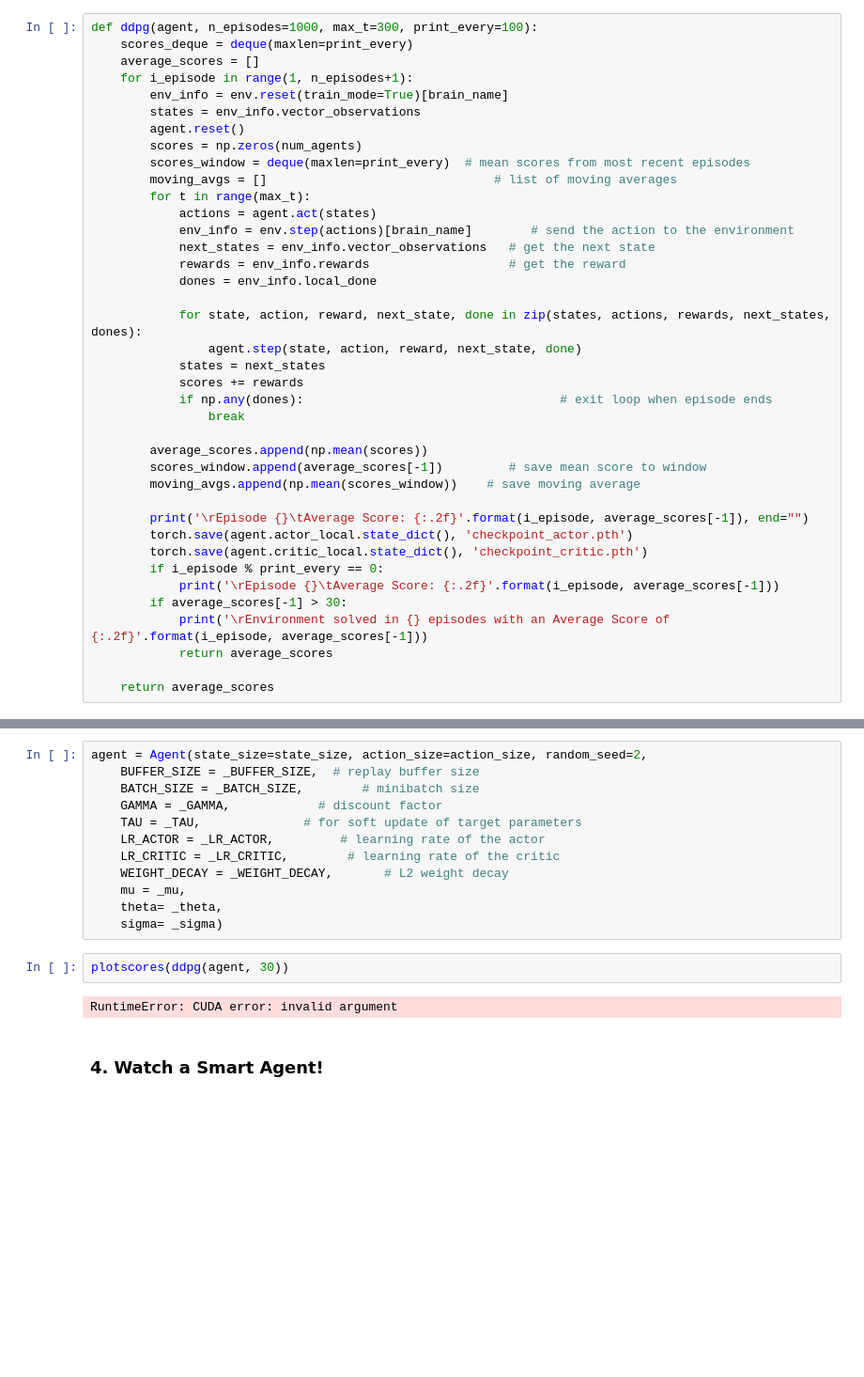
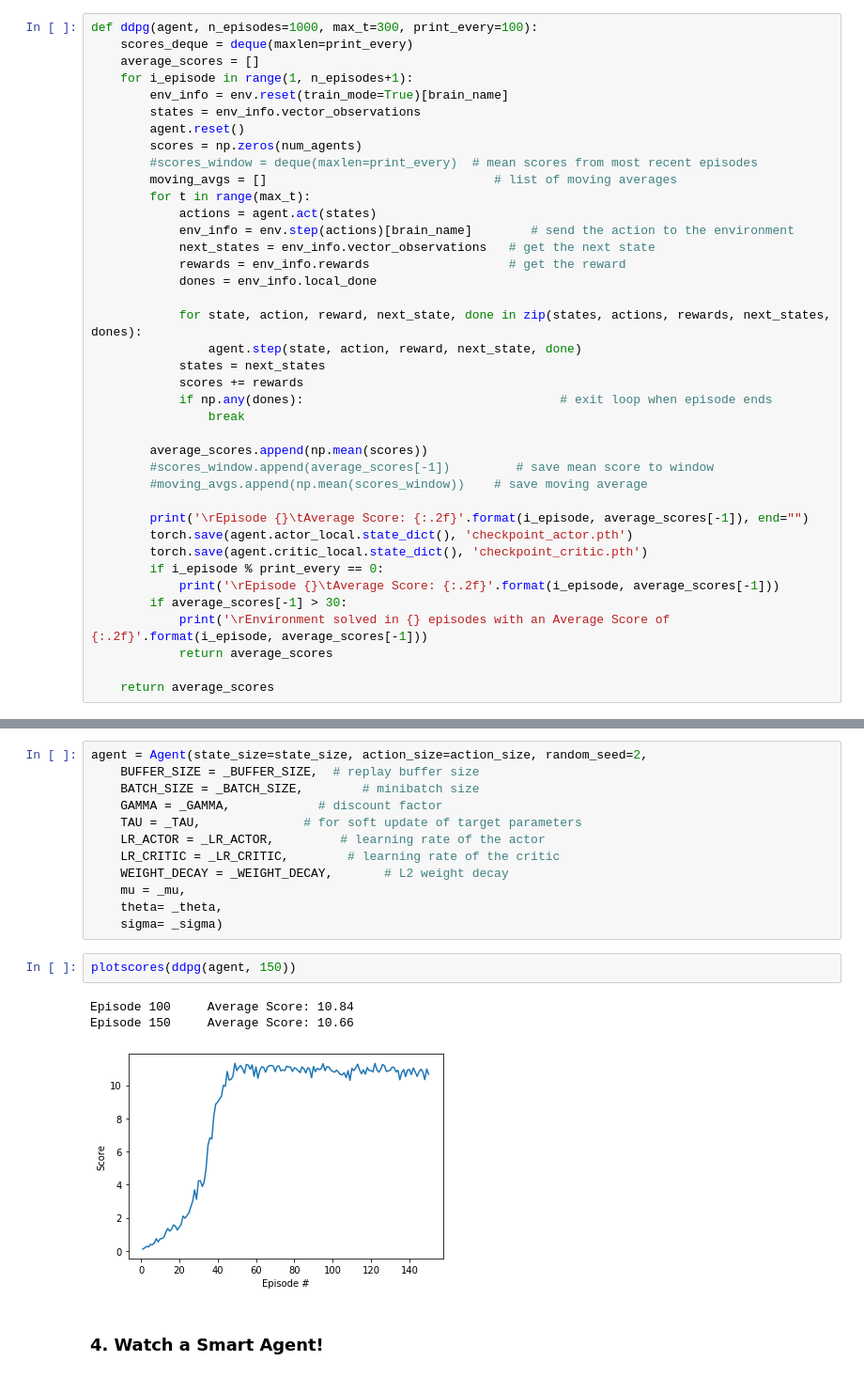
Before and after one commit to HajimeK/deep-reinforcement-learning, a Jupyter notebook: p2_continuous-control/Continuous_Control.ipynb, the cells around one changed output, grey strips where cells are left out. Shown at 94% size. Drawn from its saved outputs; the diff is of its cells as text; blank space fills up the shorter version.

Commit message:
converges but always aroud the score 10.XX.

```diff
--- a/p2_continuous-control/Continuous_Control.ipynb
+++ b/p2_continuous-control/Continuous_Control.ipynb
@@ -93,7 +93,7 @@ def ddpg(agent, n_episodes=1000, max_t=300, print_every=100):
         states = env_info.vector_observations
         agent.reset()
         scores = np.zeros(num_agents)
-        scores_window = deque(maxlen=print_every)  # mean scores from most recent episodes
+        #scores_window = deque(maxlen=print_every)  # mean scores from most recent episodes
         moving_avgs = []                               # list of moving averages
         for t in range(max_t):
             actions = agent.act(states)
@@ -110,8 +110,8 @@ def ddpg(agent, n_episodes=1000, max_t=300, print_every=100):
                 break
 
         average_scores.append(np.mean(scores))
-        scores_window.append(average_scores[-1])         # save mean score to window
-        moving_avgs.append(np.mean(scores_window))    # save moving average
+        #scores_window.append(average_scores[-1])         # save mean score to window
+        #moving_avgs.append(np.mean(scores_window))    # save moving average
 
         print('\rEpisode {}\tAverage Score: {:.2f}'.format(i_episode, average_scores[-1]), end="")
         torch.save(agent.actor_local.state_dict(), 'checkpoint_actor.pth')
@@ -256,9 +256,11 @@ agent = Agent(state_size=state_size, action_size=action_size, random_seed=2,
     theta= _theta,
     sigma= _sigma)
 # %%
-plotscores(ddpg(agent, 30))
+plotscores(ddpg(agent, 150))
 # %% [output]
-RuntimeError: CUDA error: invalid argument
+Episode 100     Average Score: 10.84
+Episode 150     Average Score: 10.66
+[figure, added]
 # %% [markdown]
 ### 4. Watch a Smart Agent!
 # %%
```
Also changed, not shown: parts of 1 cell of this notebook, 4 other files.
